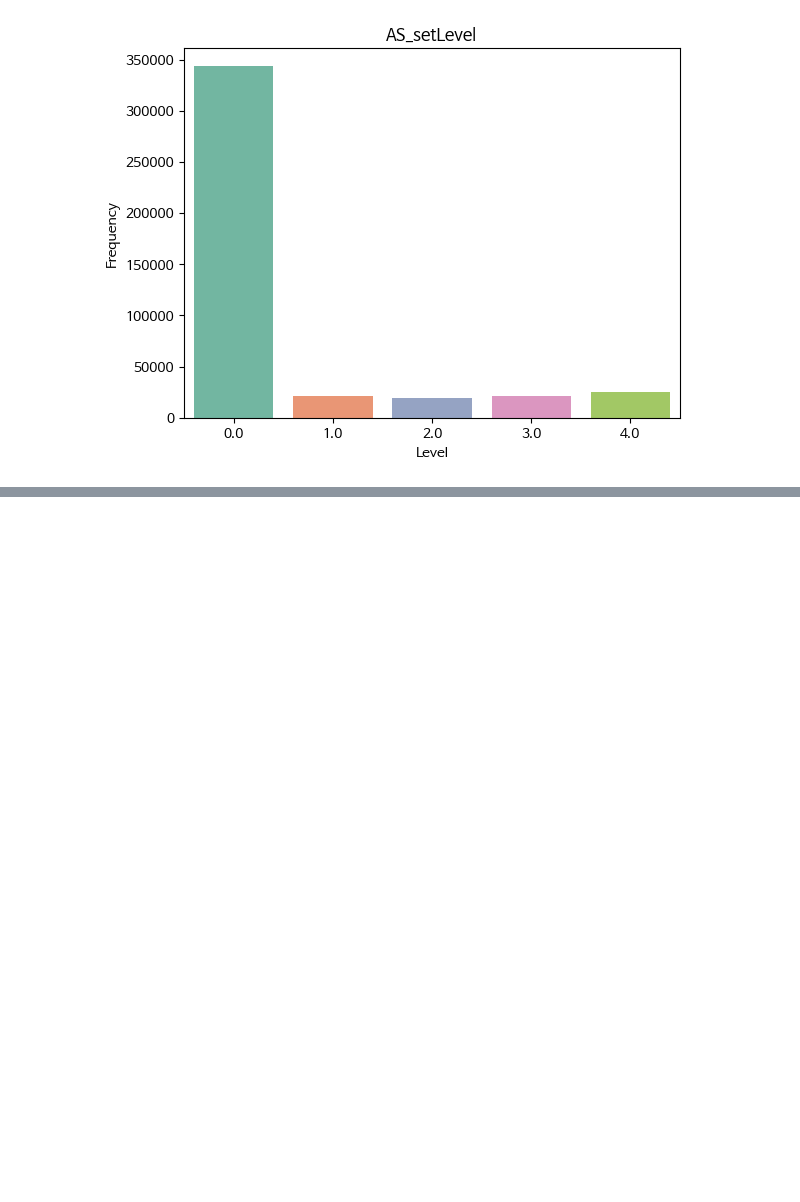
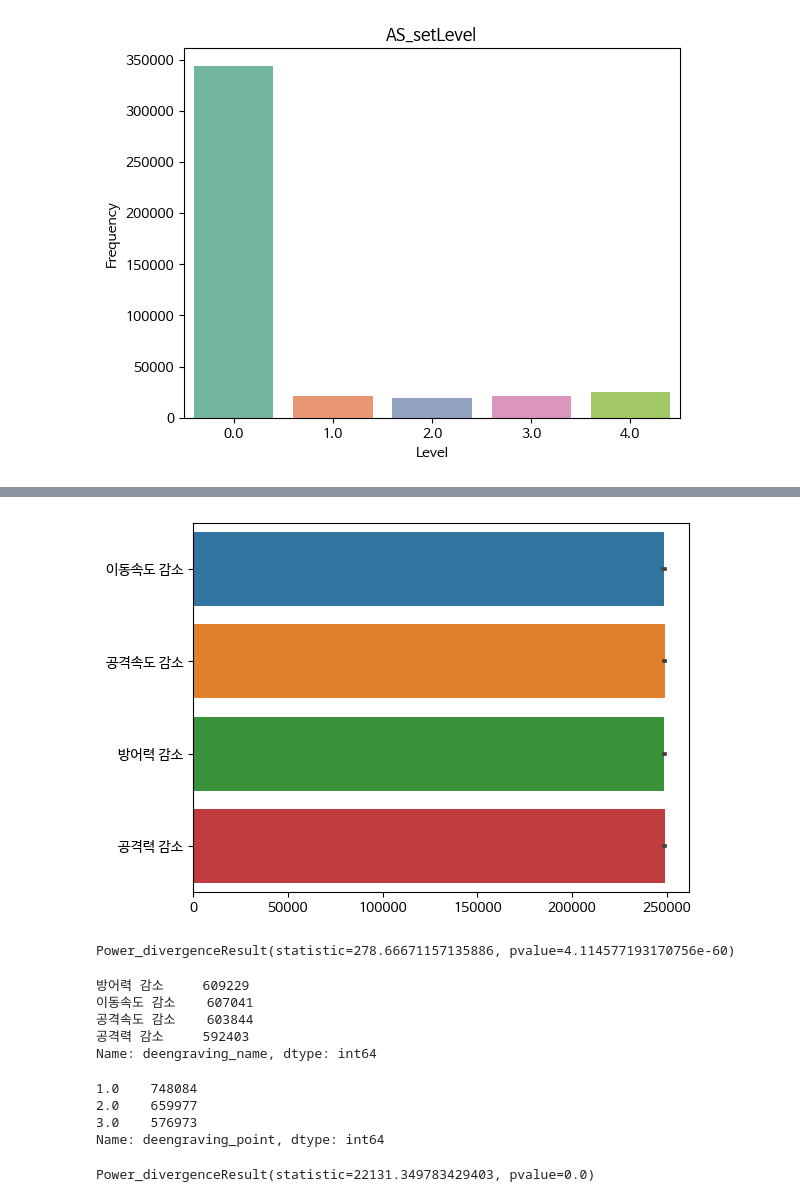
Before and after one commit to LeeNamGyu98/Lostark-API-DA, a Jupyter notebook: 05. EDA/Accessory.ipynb, the cells around one changed output, grey strips where cells are left out. Drawn from its saved outputs; the diff is of its cells as text; code cells hidden in the pictures; blank space fills up the shorter version.

```diff
--- a/05. EDA/Accessory.ipynb
+++ b/05. EDA/Accessory.ipynb
@@ -621,0 +627,51 @@ plt.show()
+# %%
+accAS = ['목걸이', '귀걸이1', '귀걸이2', '반지1', '반지2', 'AS']
+acc = ['목걸이', '귀걸이1', '귀걸이2', '반지1', '반지2']
+# %%
+""" 감소효과는 랜덤인가?(선택? 드랍?) """
+res = pd.DataFrame()
+res['deengraving_name'] = pd.concat([df[f'{accAS[i]}_dengraving_name'] for i in range(len(acc))])
+res['deengraving_point'] = pd.concat([df[f'{accAS[i]}_dengraving_point'] for i in range(len(acc))])
+res.dropna(how='all', axis=0, inplace=True)
+# %%
+sns.barplot(x=res['deengraving_name'].index, y=res['deengraving_name'].values)
+plt.show()
+# %% [output]
+[figure, added]
+# %%
+from scipy.stats import chisquare
+exp = len(res)*0.25
+chisquare(res['deengraving_name'].value_counts(), exp)
+# 귀무가설을 기각 -> 신뢰구간 95%에서 분포는 동일하지 않다
+# %% [output]
+Power_divergenceResult(statistic=278.66671157135886, pvalue=4.114577193170756e-60)
+# %%
+res['deengraving_name'].value_counts()
+# 방어력 감소는 중갑 착용을 사용할 경우 감소효과가 적용되지 않으므로 많이 채택하는 것으로 보임
+# 공격력 감소는 타 감소에 비해 민감하므로 덜 채택하는 것으로 보임
+# %% [output]
+방어력 감소     609229
+이동속도 감소    607041
+공격속도 감소    603844
+공격력 감소     592403
+Name: deengraving_name, dtype: int64
+# %%
+""" 악세서리의 감소 포인트는 랜덤인가? """
+res = pd.DataFrame()
+res['deengraving_name'] = pd.concat([df[f'{acc[i]}_dengraving_name'] for i in range(len(acc))])
+res['deengraving_point'] = pd.concat([df[f'{acc[i]}_dengraving_point'] for i in range(len(acc))])
+res.dropna(how='all', axis=0, inplace=True)
+res['deengraving_point'].value_counts()
+# %% [output]
+1.0    748084
+2.0    659977
+3.0    576973
+Name: deengraving_point, dtype: int64
+# %%
+obs = res['deengraving_point'].value_counts().sort_index()
+exp = len(res) / len(obs)
+chisquare(obs, exp)
+# 마찬가지로 귀무가설 기각
+# 더 낮은 수치를 채택, 가격이 비싸지 않나? 드랍률이 01이 더 높나?
+# %% [output]
+Power_divergenceResult(statistic=22131.349783429403, pvalue=0.0)
```
Also changed, not shown: parts of 2 cells of this notebook, 4 other files.
